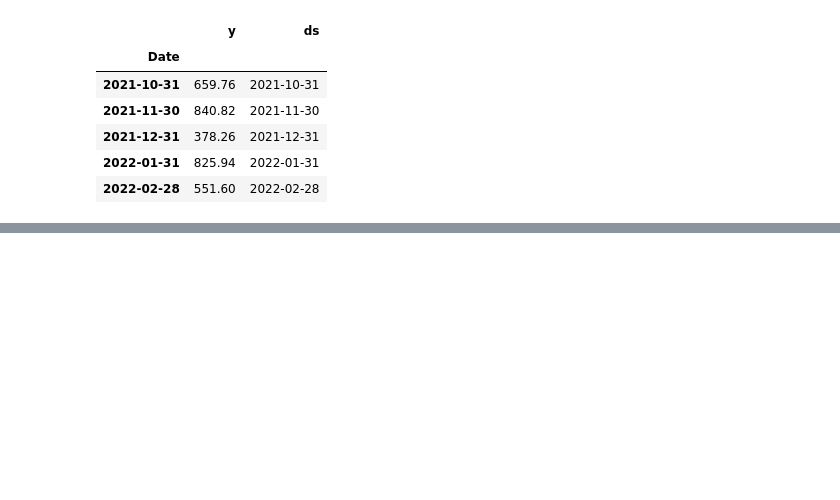
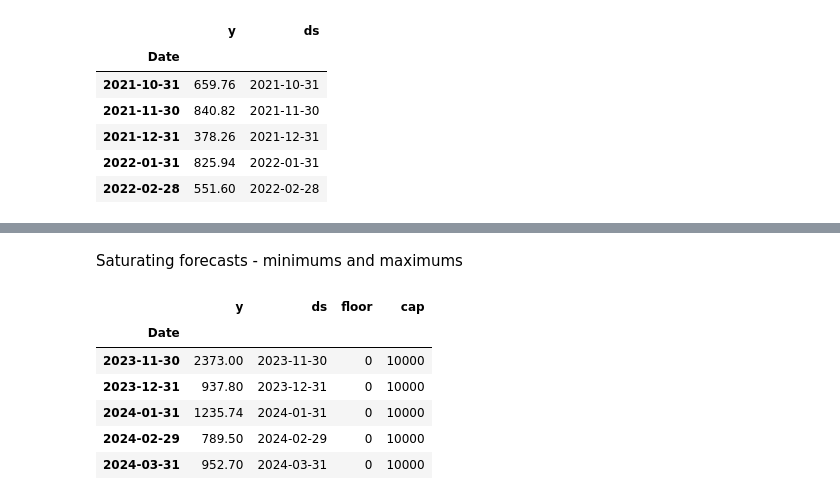
Before and after one commit to Mkranj/time_series_expenses, a Jupyter notebook: basic_timeseries.ipynb, the cells around one changed output, grey strips where cells are left out. Drawn from its saved outputs; the diff is of its cells as text; code cells hidden in the pictures; blank space fills up the shorter version.

```diff
--- a/basic_timeseries.ipynb
+++ b/basic_timeseries.ipynb
@@ -126,3 +130,22 @@ figure1 = model.plot(forecast)
 # For monthly data, 1month and 1week, components in general not available
 from prophet.plot import plot_plotly, plot_components_plotly
 plot_plotly(model, forecast)
+# %% [markdown]
+Saturating forecasts - minimums and maximums
+# %%
+# We need to add an additional column to the dataframe - cap for maximum, floor for minimum, and pass that to the model
+monthly["floor"] = 0
+
+# A cap is NEEDED, not optional. Floor is optional.
+
+# Arbitrarily high cap:
+monthly["cap"] = 10000
+monthly.tail()
+# %% [output]
+|  | y | ds | floor | cap |
+| Date |  |  |  |  |
+| 2023-11-30 | 2373.00 | 2023-11-30 | 0 | 10000 |
+| 2023-12-31 | 937.80 | 2023-12-31 | 0 | 10000 |
+| 2024-01-31 | 1235.74 | 2024-01-31 | 0 | 10000 |
+| 2024-02-29 | 789.50 | 2024-02-29 | 0 | 10000 |
+| 2024-03-31 | 952.70 | 2024-03-31 | 0 | 10000 |
```
Also changed, not shown: parts of 6 cells of this notebook.
